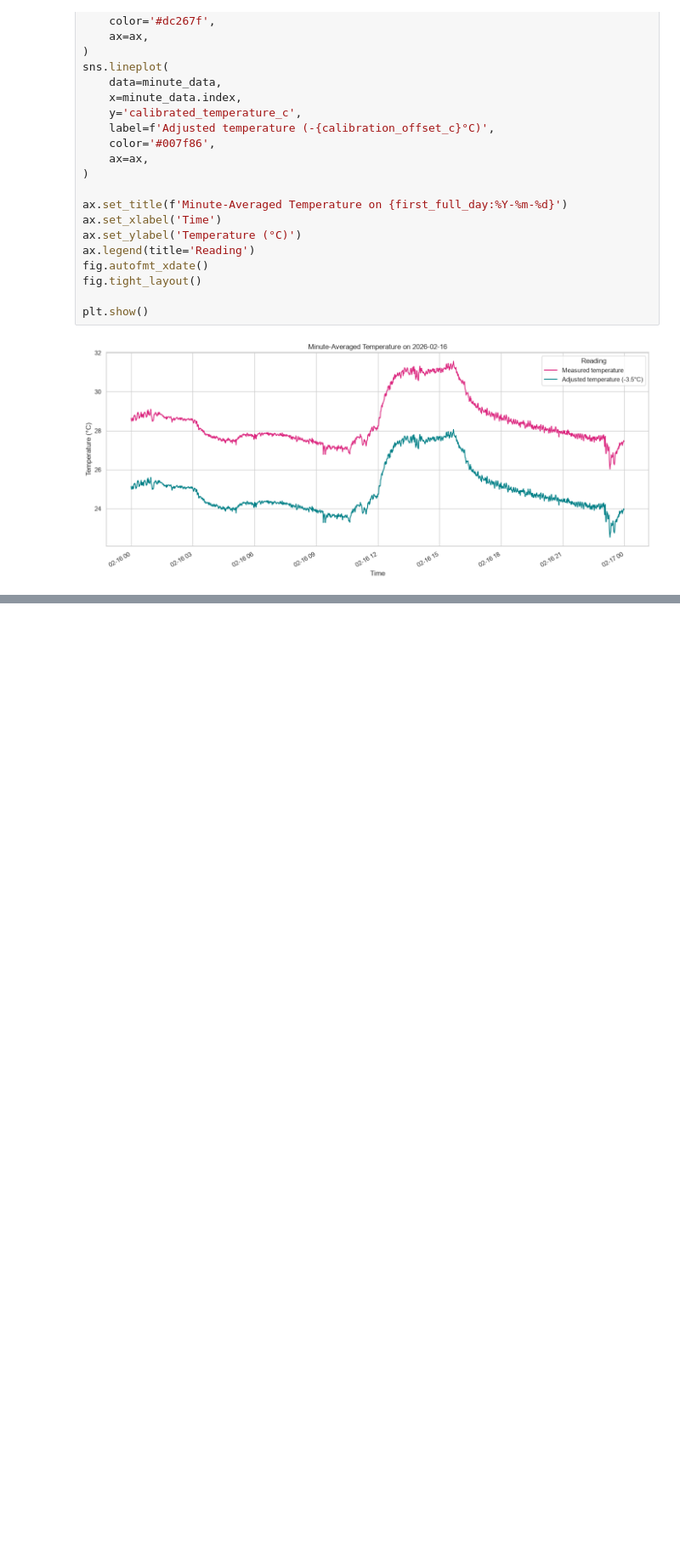
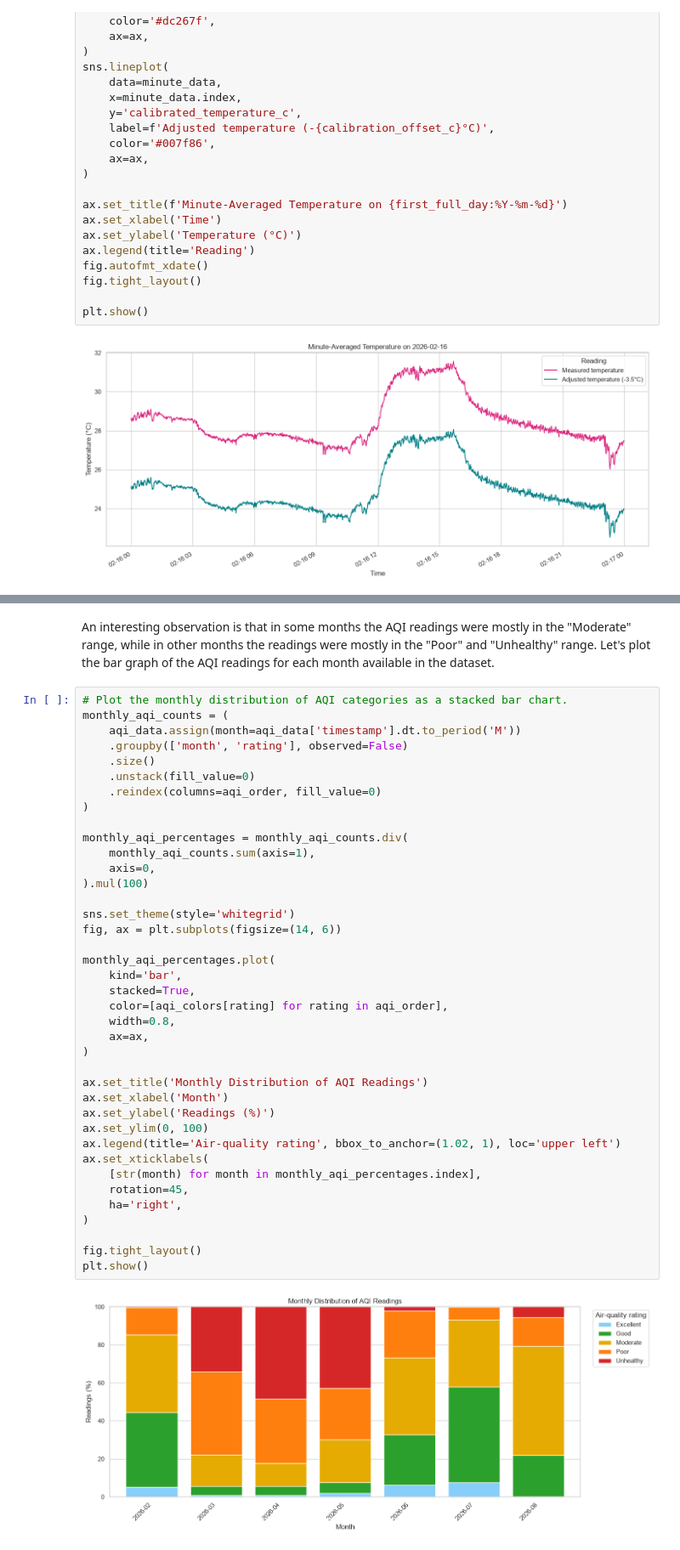
Before and after one commit to SirSerow/esp32-air-quality-sensor, a Jupyter notebook: data-processing/dataset_exploation.ipynb, the cells around one changed output, grey strips where cells are left out. Shown at 85% size. Saved outputs shown, nothing was run; the diff lists cells and outputs as text; blank space fills up the shorter version.

```diff
--- a/data-processing/dataset_exploation.ipynb
+++ b/data-processing/dataset_exploation.ipynb
@@ -324,0 +540,43 @@ For
+# %% [markdown]
+An interesting observation is that in some months the AQI readings were mostly in the "Moderate" range, while in other months the readings were mostly in the "Poor" and "Unhealthy" range. Let's plot the bar graph of the AQI readings for each month available in the dataset.
+# %%
+# Plot the monthly distribution of AQI categories as a stacked bar chart.
+monthly_aqi_counts = (
+    aqi_data.assign(month=aqi_data['timestamp'].dt.to_period('M'))
+    .groupby(['month', 'rating'], observed=False)
+    .size()
+    .unstack(fill_value=0)
+    .reindex(columns=aqi_order, fill_value=0)
+)
+
+monthly_aqi_percentages = monthly_aqi_counts.div(
+    monthly_aqi_counts.sum(axis=1),
+    axis=0,
+).mul(100)
+
+sns.set_theme(style='whitegrid')
+fig, ax = plt.subplots(figsize=(14, 6))
+
+monthly_aqi_percentages.plot(
+    kind='bar',
+    stacked=True,
+    color=[aqi_colors[rating] for rating in aqi_order],
+    width=0.8,
+    ax=ax,
+)
+
+ax.set_title('Monthly Distribution of AQI Readings')
+ax.set_xlabel('Month')
+ax.set_ylabel('Readings (%)')
+ax.set_ylim(0, 100)
+ax.legend(title='Air-quality rating', bbox_to_anchor=(1.02, 1), loc='upper left')
+ax.set_xticklabels(
+    [str(month) for month in monthly_aqi_percentages.index],
+    rotation=45,
+    ha='right',
+)
+
+fig.tight_layout()
+plt.show()
+# %% [output]
+[figure, added]
```
Also changed, not shown: parts of 12 cells of this notebook.
